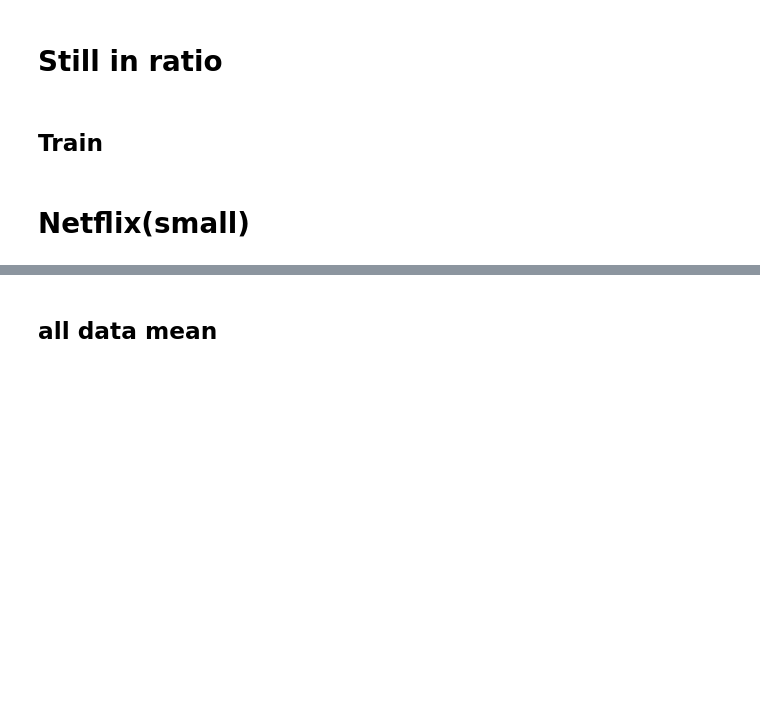
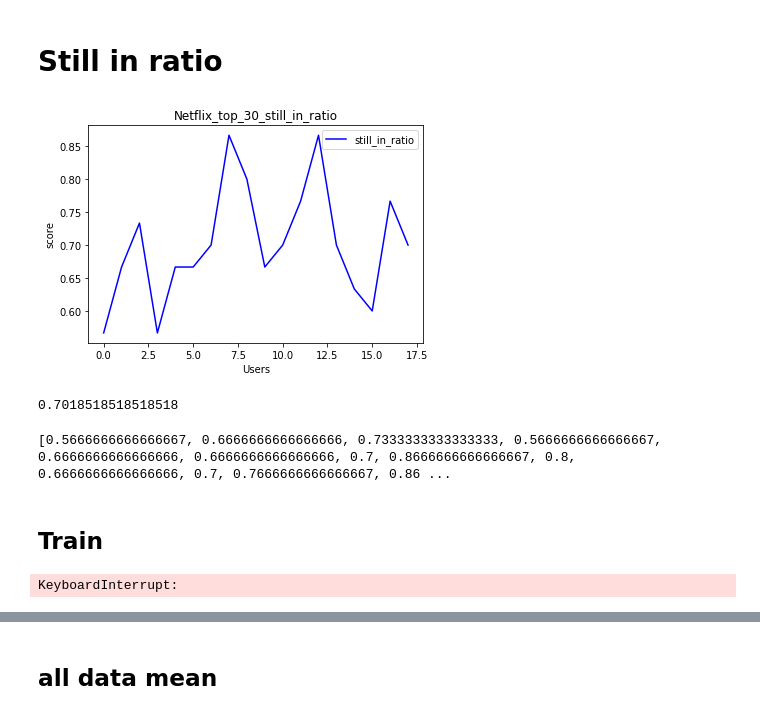
Before and after one commit to yutailin1993/Recommender-Exp, a Jupyter notebook: CDAE/new_CDAE.ipynb, the cells around one changed output, grey strips where cells are left out. Cells and saved outputs as stored; diff of their text form; code cells hidden in the pictures; blank space fills up the shorter version.

```diff
--- a/CDAE/new_CDAE.ipynb
+++ b/CDAE/new_CDAE.ipynb
@@ -11,9 +11,9 @@ import clustering
 from sklearn.cluster import KMeans, spectral_clustering
 from sklearn.decomposition import PCA
 # %%
-df = pd.read_csv('../data/class/rating_data.csv')
-df['freq'] = df.groupby('uid')['uid'].transform('count')  # count frequncy by column's values
-df = df[df['freq'] > 5]  # remove row which corresponding frequence < 5
+df = pd.read_csv('../data/netflix/rating_netflix_one_year.csv')
+# df['freq'] = df.groupby('uid')['uid'].transform('count')  # count frequncy by column's values
+# df = df[df['freq'] > 5]  # remove row which corresponding frequence < 5
 
 userList = df['uid'].unique()
 itemList = df['iid'].unique()
@@ -70,7 +70,7 @@ def train_test_split(df, time_interval, split_rate=0.5):
 user_map = get_map(userList)
 item_map = get_map(itemList)
 
-user_time_interval = 3 * 30 * 24 * 3600
+user_time_interval = 15 * 24 * 3600
 # %% [markdown]
 # New
 # %% [markdown]
@@ -128,10 +128,15 @@ while True:
         }
 
         # calculate top_N for each cluster
-        cluster_top = clustering.calculate_cluster_top(data, total_usr, total_item, NUM_CLUSTER=NUM_CLUSTER)
+        cluster_top = clustering.calculate_cluster_top(
+            data,
+            total_usr,
+            total_item,
+            NUM_CLUSTER=NUM_CLUSTER,
+            batch_size=1)
 
         # calculate score for top items
-        score_map = clustering.count_score(cluster_top, alpha=NUM_CLUSTER)
+        score_map = clustering.count_score(cluster_top, label_count, alpha=NUM_CLUSTER)
 
         # get top items
         top_N = clustering.get_score_top(score_map, N=30)
@@ -239,7 +220,7 @@ print (sum(hit_ratio_still_top5[:-1])/len(hit_ratio_still_top5[:-1]))
 # %% [markdown]
 # Still in ratio
 # %%
-generator = train_test_split(df, user_time_interval)
+generator = train_test_split(df, user_time_interval, split_rate=0.7)
 
 still_in_ratio = []
 while True:
@@ -255,7 +236,7 @@ while True:
         ground_truth_next = np.count_nonzero(user_test_matrix_2, axis=0).argsort()[::-1][:30]
         ground_truth_now = np.count_nonzero(user_test_matrix_1, axis=0).argsort()[::-1][:30]
 
-        still_in = recall_at_N(ground_truth_next, ground_truth_now)
+        still_in = hit_recall(ground_truth_next, ground_truth_now, N=30)
 
         still_in_ratio.append(still_in)
 
@@ -264,14 +245,21 @@ while True:
 # %%
 plt.plot(range(len(still_in_ratio)), still_in_ratio, color='blue', label='still_in_ratio')
 plt.legend(loc="upper right")
-plt.title("ITRI_top_30_still_in_ratio")
+plt.title("Netflix_top_30_still_in_ratio")
 plt.xlabel('Users')
 plt.ylabel('score')
-plt.savefig("./prediction_weekly/ITRI_still_in_top_30.jpg")
+plt.savefig("./prediction_weekly/Netflix_still_in_top_30.jpg")
 plt.show()
 plt.gcf().clear()
 
 print (sum(still_in_ratio)/len(still_in_ratio))
+# %% [output]
+[figure, added]
+0.7018518518518518
+# %%
+print (still_in_ratio)
+# %% [output]
+[0.5666666666666667, 0.6666666666666666, 0.7333333333333333, 0.5666666666666667, 0.6666666666666666, 0.6666666666666666, 0.7, 0.8666666666666667, 0.8, 0.6666666666666666, 0.7, 0.7666666666666667, 0.86 ...
 # %% [markdown]
 ## Train
 # %%
@@ -280,7 +268,7 @@ generator = train_test_split(df, user_time_interval)
 tf.reset_default_graph()
 
 autoencoder = AutoEncoder(user_num=total_usr, item_num=total_item, mode='user', loss_function='log_loss',
-                          batch_size=1, epochs=200)
+                          batch_size=100, epochs=500)
 
 test_out_top = []
 top_items_list_all = []
@@ -350,20 +338,17 @@ while True:
             means.append((i, test_out_stat_all[i]))
         top_means_list.append(means)
 
-        """out data performance"""
-        # hit_ratio_next.append(recall_at_N(test_out_rank, ground_truth_next))
-        # hit_ratio_now.append(recall_at_N(test_out_rank, ground_truth_now))
-
     except StopIteration:
         break
 
-# test_out_top = np.asarray(test_out_top)
 top_items_list_all = np.asarray(top_items_list_all)
 top_items_list_75 = np.asarray(top_items_list_75)
 top_items_list_85 = np.asarray(top_items_list_85)
 top_means_list = np.asarray(top_means_list)
 top_gt_list_now = np.asarray(top_gt_list_now)
 top_gt_list_next = np.asarray(top_gt_list_next)
+# %% [output]
+KeyboardInterrupt:
 # %%
 for i in trange(top_means_list.shape[0]):
     for j in range(top_means_list.shape[1]):
@@ -385,5 +370,3 @@ for i in trange(top_means_list.shape[0]):
             plt.savefig("plots_netflix_now/scores_%d_%d.jpg" % (i, j))
         # plt.show()
         plt.gcf().clear()
-# %% [markdown]
-# Netflix(small)
```
Also changed, not shown: parts of 9 cells of this notebook, 4 other files.
